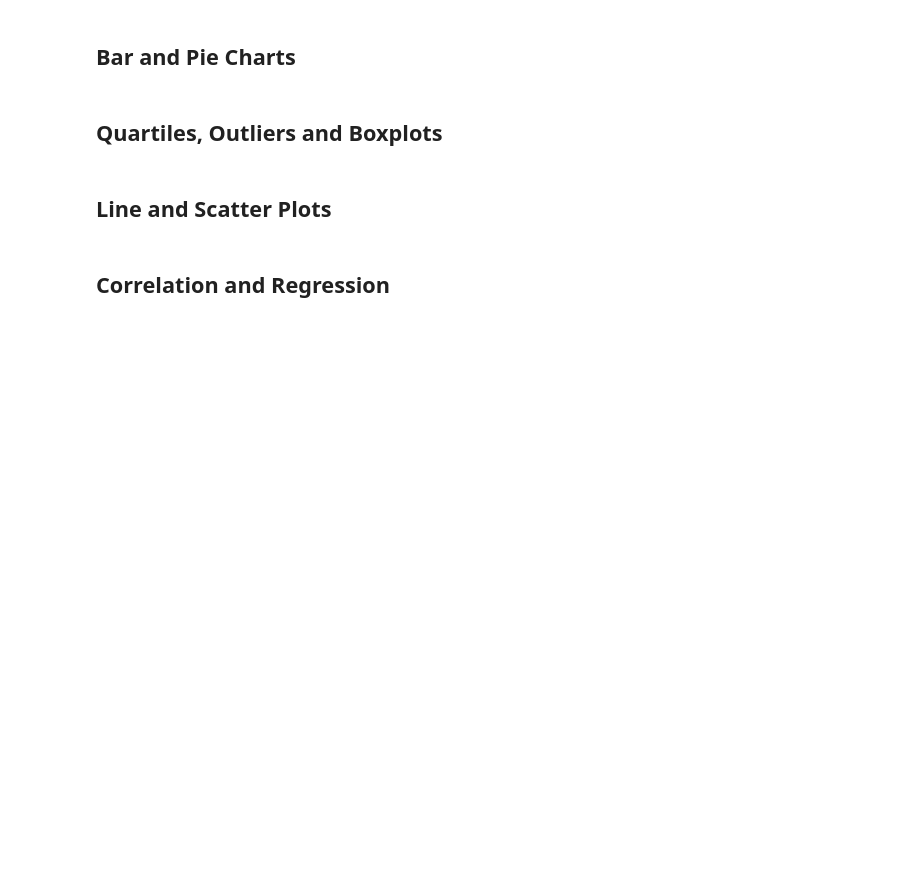
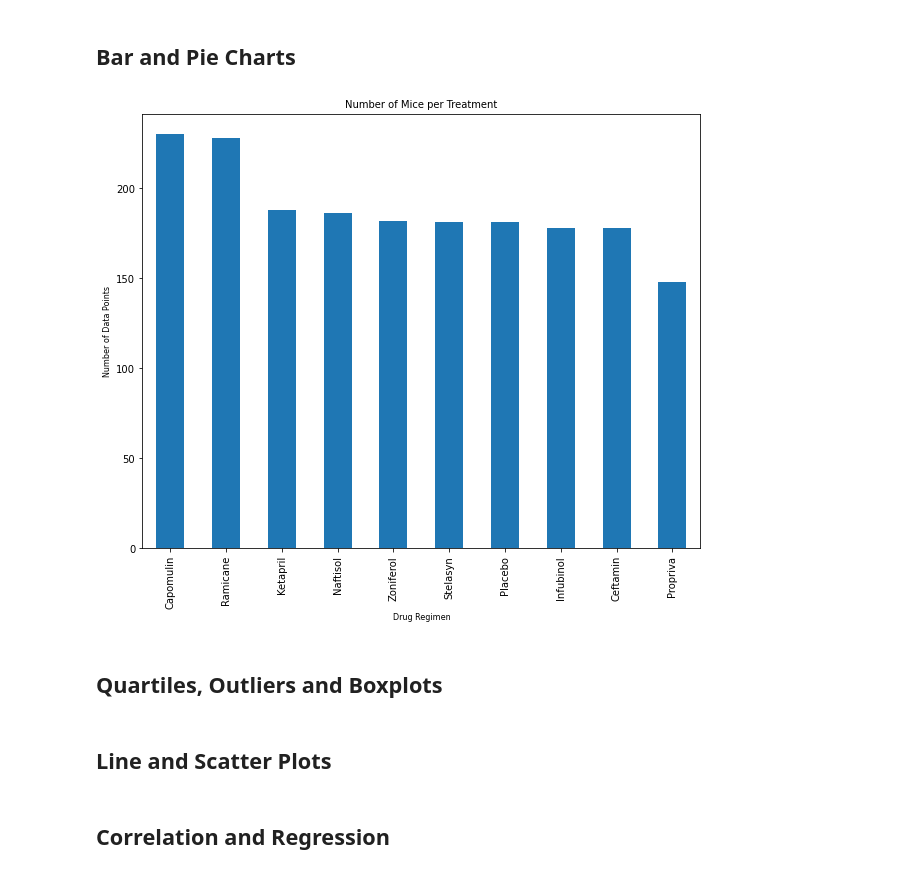
Before and after one commit to SusanCThomas/Pymaceuticals, a Jupyter notebook: pymaceuticals_.ipynb, the cells around one changed output. Saved outputs shown, nothing was run; the diff lists cells and outputs as text; code cells hidden in the pictures; blank space fills up the shorter version.

Commit message:
updated code to generate pandas bar plot

```diff
--- a/pymaceuticals_.ipynb
+++ b/pymaceuticals_.ipynb
@@ -120,3 +153,24 @@ summary_statistics = pd.DataFrame({
+# %%
+# Generate a bar plot showing the total number of mice for each treatment throughout the course of the study using pandas.
+
+# Grouped data for plotting
+bar_plot = cleaned_df.groupby("Drug Regimen")["Drug Regimen"].count()
+
+# Sorted the data in descending order
+bar_plot.sort_values(inplace = True, ascending = False)
+
+# Created bar plot
+bar_plot.plot(kind="bar", x="Drug Regimen", figsize=(10,8))
+
+plt.title("Number of Mice per Treatment", fontsize=10)
+plt.xlabel("Drug Regimen", fontsize=8)
+plt.ylabel("Number of Data Points", fontsize=8)
+
+# Saved bar plot and displayed
+plt.savefig("Images/pandas_bar.png")
+plt.show()
+# %% [output]
+[figure, added]
 # %%
 # Generate a bar plot showing the total number of mice for each treatment throughout the course of the study using pyplot.
 # %%
```
Also changed, not shown: parts of 4 cells of this notebook.
